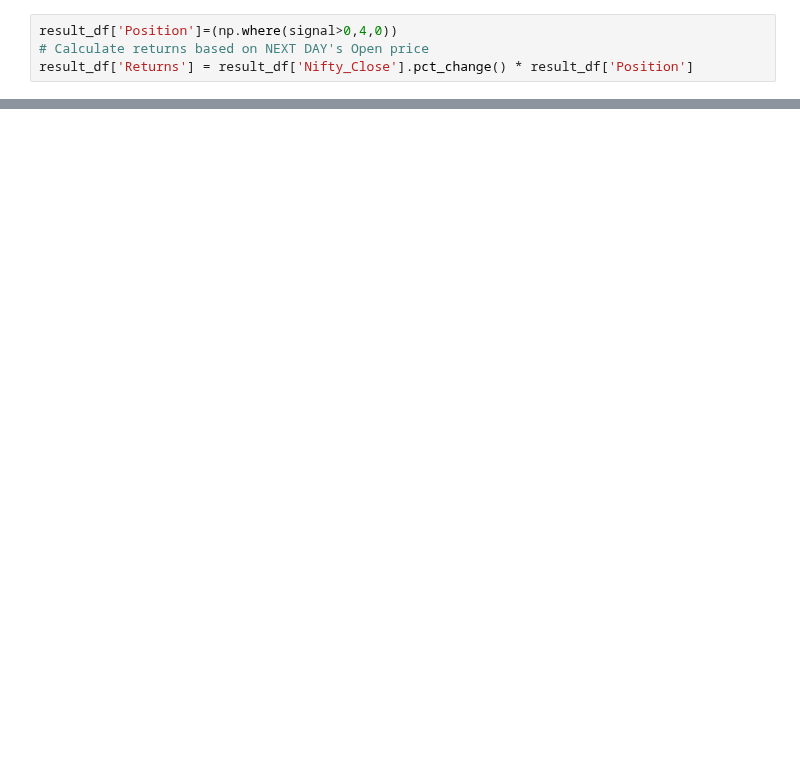
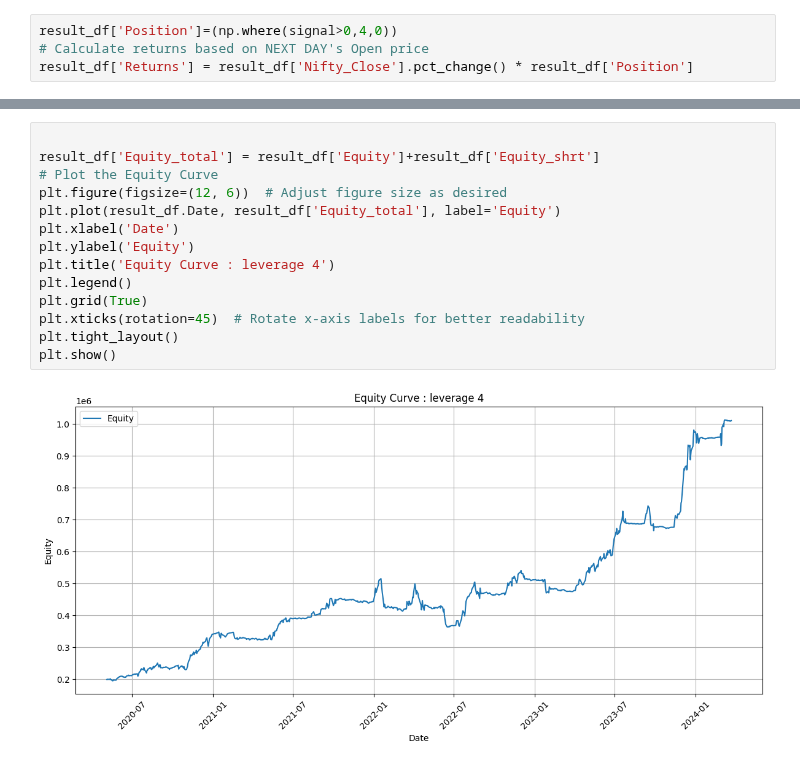
Before and after one commit to anirbanghoshsbi/.github.io, a Jupyter notebook: work/nifty_%_above_50_dma.ipynb, the cells around one changed output, grey strips where cells are left out. Drawn from its saved outputs; the diff is of its cells as text; blank space fills up the shorter version.

```diff
--- a/work/nifty_%_above_50_dma.ipynb
+++ b/work/nifty_%_above_50_dma.ipynb
@@ -160,0 +159,16 @@ plt.show()
+# %%
+
+result_df['Equity_total'] = result_df['Equity']+result_df['Equity_shrt']
+# Plot the Equity Curve
+plt.figure(figsize=(12, 6))  # Adjust figure size as desired
+plt.plot(result_df.Date, result_df['Equity_total'], label='Equity')
+plt.xlabel('Date')
+plt.ylabel('Equity')
+plt.title('Equity Curve : leverage 4')
+plt.legend()
+plt.grid(True)
+plt.xticks(rotation=45)  # Rotate x-axis labels for better readability
+plt.tight_layout()
+plt.show()
+# %% [output]
+[figure, added]
```
Also changed, not shown: parts of 4 cells of this notebook.
